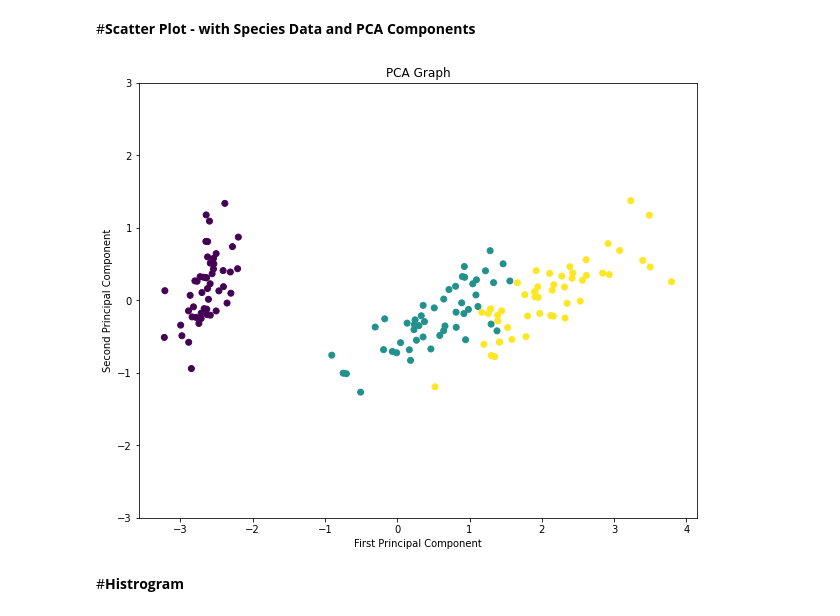
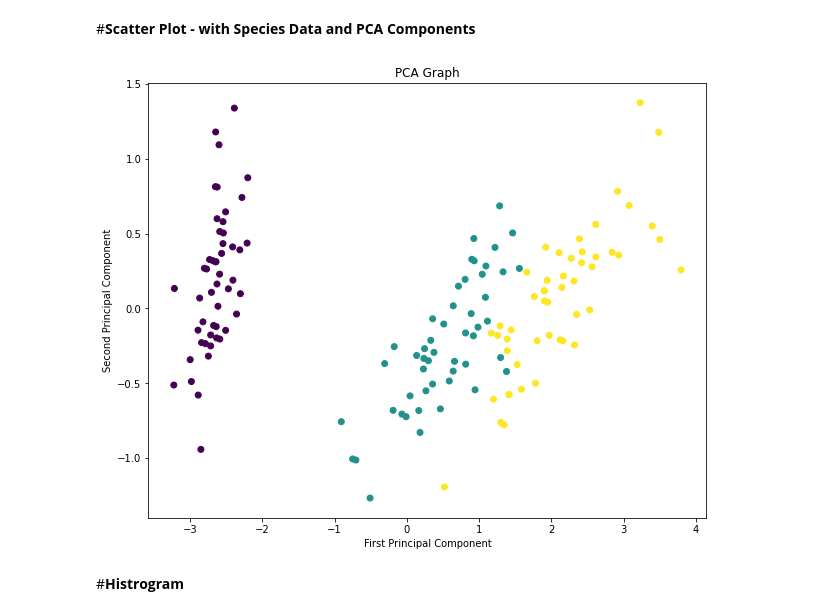
Before and after one commit to Shidhila-cp/python-programming-lab-cusat, a Jupyter notebook: Data_Frames.ipynb, the cells around one changed output. Saved outputs shown, nothing was run; the diff lists cells and outputs as text; code cells hidden in the pictures.

```diff
--- a/Data_Frames.ipynb
+++ b/Data_Frames.ipynb
@@ -99,27 +95,26 @@ plt.show()
 # %%
 import numpy as np
 from sklearn import datasets
 from sklearn.decomposition import PCA
 
 iris = datasets.load_iris()
 X= iris.data
 y = iris.target
 X.shape
 y.shape
 pca = PCA(n_components=2)
 pca.fit(X)
 pca.components_
 Z = pca.transform(X)
 Z.shape
 plt.figure(figsize=(10,8))
 plt.scatter(Z[:,0],Z[:,1],c=y)
-plt.yticks(range(-3,4))
 plt.title("PCA Graph")
 plt.xlabel("First Principal Component")
 plt.ylabel("Second Principal Component")
 plt.show()
 # %% [output]
-[figure, old version]
+[figure, new version]
 # %% [markdown]
 #**Histrogram**
 # %%
```
Also changed, not shown: parts of 5 cells of this notebook.
